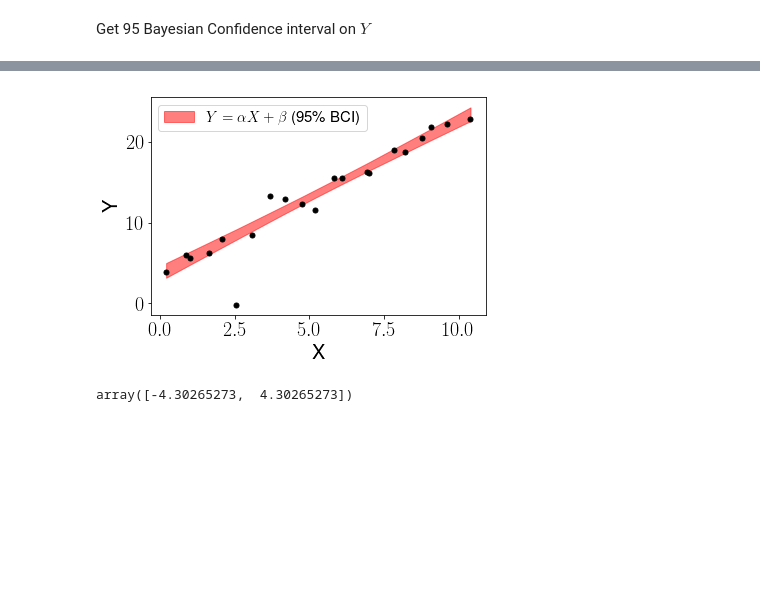
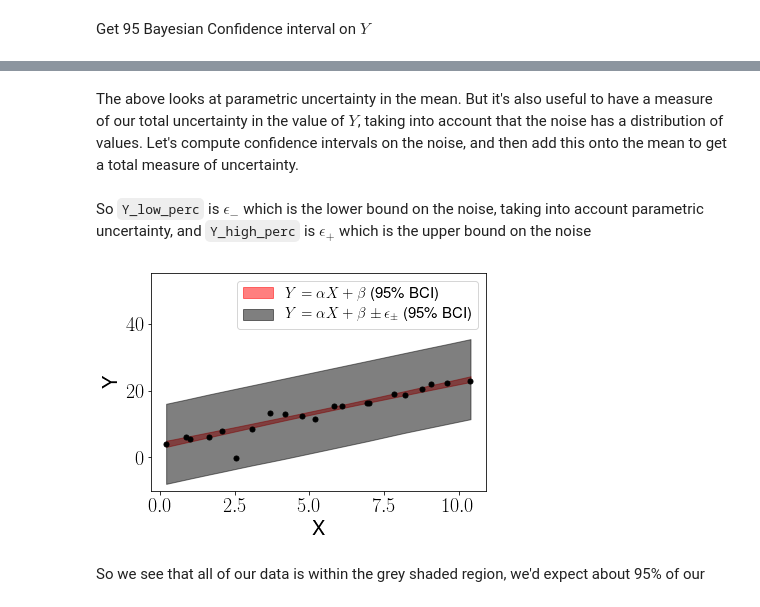
Before and after one commit to jaryaman/ML_demos, a Jupyter notebook: Notebooks/robust_linear_regression.ipynb, the cells around one changed output, grey strips where cells are left out. Saved outputs shown, nothing was run; the diff lists cells and outputs as text; code cells hidden in the pictures; blank space fills up the shorter version.

```diff
--- a/Notebooks/robust_linear_regression.ipynb
+++ b/Notebooks/robust_linear_regression.ipynb
@@ -96,7 +140,7 @@ pm.plots.autocorrplot(trace);
 # %% [markdown]
 Compute posterior distribution $P(Y|\mathcal{D})$ by calculating $\alpha_i X + \beta_i$ where $\alpha_i$, $\beta_i$ are posterior samples
 # %%
-Y_post = np.einsum('i,j->ij',trace[alpha],X) + trace[beta][:,np.newaxis]
+Y_post = np.einsum('i,j->ij',trace['alpha'],X) + trace['beta'][:,np.newaxis]
 # %% [markdown]
 Get 95 Bayesian Confidence interval on $Y$
 # %%
@@ -114,9 +149,27 @@ utls.reset_plots()
+# %% [markdown]
+The above looks at parametric uncertainty in the mean. But it's also useful to have a measure of our total uncertainty in the value of $Y$, taking into account that the noise has a distribution of values. Let's compute confidence intervals on the noise, and then add this onto the mean to get a total measure of uncertainty.
+# %%
+bounds_95 = []
+df_marginal = trace['dof']
+for df in df_marginal:
+    bounds_95.append(ss.t.ppf([0.025,1-0.025],df=df))
+bounds_95 = np.array(bounds_95)
+# %%
+Y_low = Y_post + bounds_95[:,0][:,np.newaxis]
+Y_low_perc = np.percentile(Y_low,2.5, axis=0)
+
+Y_high = Y_post + bounds_95[:,1][:,np.newaxis]
+Y_high_perc = np.percentile(Y_high,100-2.5, axis=0)
+# %% [markdown]
+So `Y_low_perc` is $\epsilon_-$ which is the lower bound on the noise, taking into account parametric uncertainty, and `Y_high_perc` is $\epsilon_+$ which is the upper bound on the noise
 # %%
 fig, ax = plt.subplots(1,1)
 ax.plot(X,Y,'.k')
 ax.fill_between(X,q_low,q_high,color='red',alpha=0.5, label = r"$Y = \alpha X + \beta$ (95\% BCI)")
+ax.fill_between(X,Y_low_perc,Y_high_perc,color="black",alpha=0.5, label = r"$Y = \alpha X + \beta \pm \epsilon_{\pm}$ (95\% BCI)")
 ax.set_xlabel('X')
 ax.set_ylabel('Y')
+ax.set_ylim([-10,55])
 ax.legend();
 # %% [output]
-[figure, old version]
+[figure, new version]
@@ -127,4 +176,2 @@ ss.t.sf?
-# %%
-ss.t.ppf([0.025,1-0.025],df=2)
-# %% [output]
-array([-4.30265273,  4.30265273])
+# %% [markdown]
+So we see that all of our data is within the grey shaded region, we'd expect about 95% of our
```
Also changed, not shown: parts of 19 cells of this notebook.
